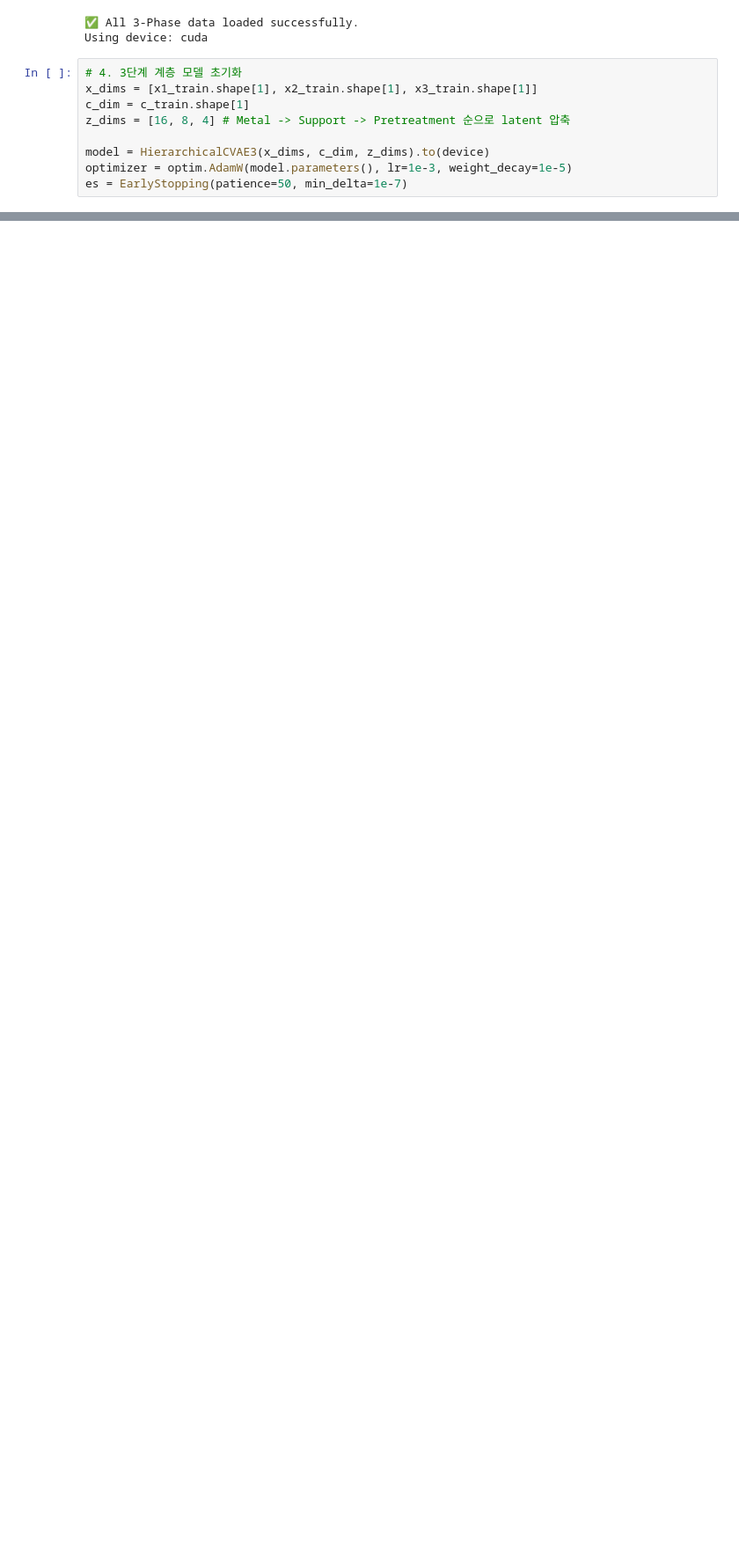
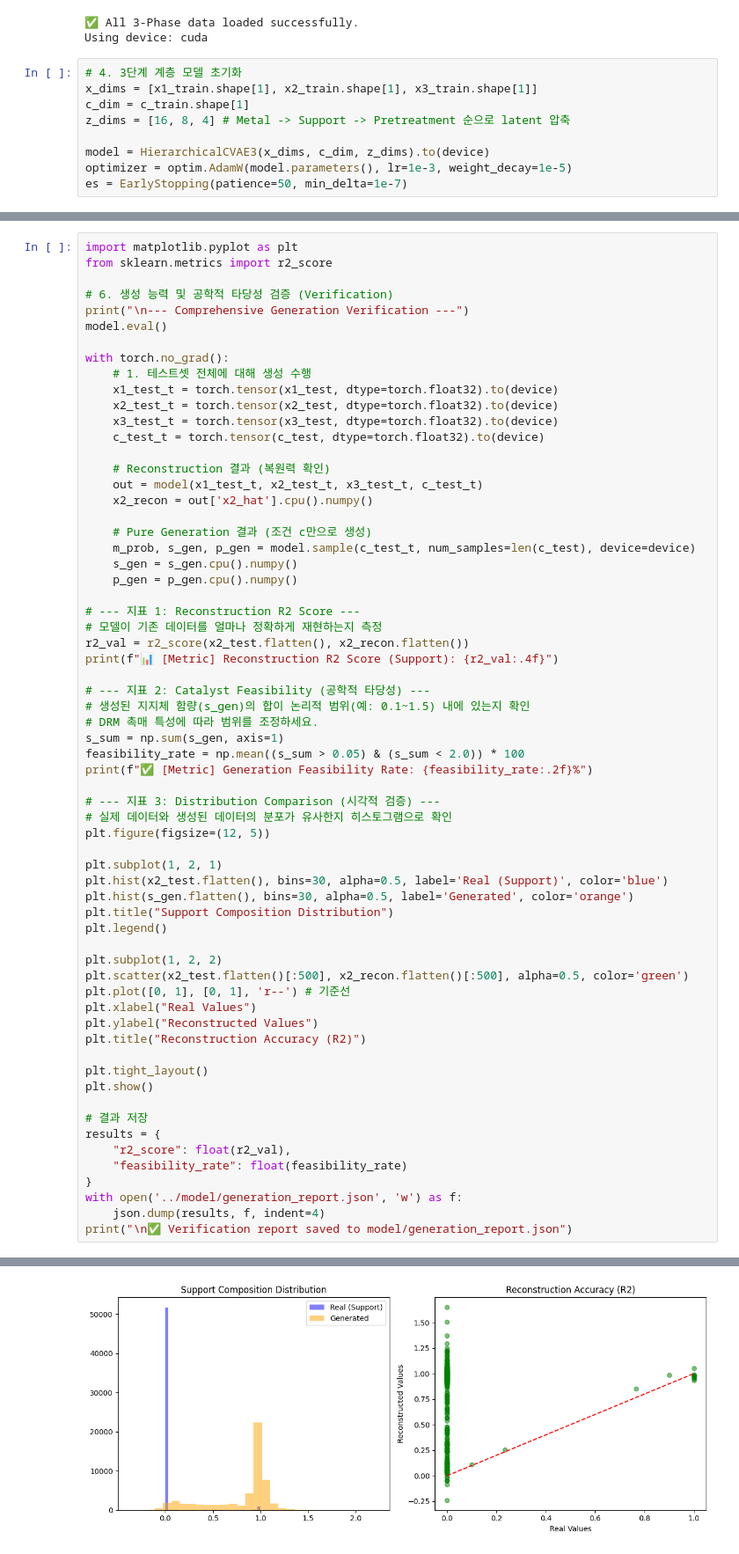
Before and after one commit to MINGYU-1/model_case1, a Jupyter notebook: multilayer_epoch/mmulti_3phase.ipynb, the cells around one changed output, grey strips where cells are left out. Shown at 88% size. Drawn from its saved outputs; the diff is of its cells as text; blank space fills up the shorter version.

```diff
--- a/multilayer_epoch/mmulti_3phase.ipynb
+++ b/multilayer_epoch/mmulti_3phase.ipynb
@@ -161,0 +179,65 @@ AttributeError: 'numpy.ndarray' object has no attribute 'to'
+# %%
+import matplotlib.pyplot as plt
+from sklearn.metrics import r2_score
+
+# 6. 생성 능력 및 공학적 타당성 검증 (Verification)
+print("\n--- Comprehensive Generation Verification ---")
+model.eval()
+
+with torch.no_grad():
+    # 1. 테스트셋 전체에 대해 생성 수행
+    x1_test_t = torch.tensor(x1_test, dtype=torch.float32).to(device)
+    x2_test_t = torch.tensor(x2_test, dtype=torch.float32).to(device)
+    x3_test_t = torch.tensor(x3_test, dtype=torch.float32).to(device)
+    c_test_t = torch.tensor(c_test, dtype=torch.float32).to(device)
+
+    # Reconstruction 결과 (복원력 확인)
+    out = model(x1_test_t, x2_test_t, x3_test_t, c_test_t)
+    x2_recon = out['x2_hat'].cpu().numpy()
+
+    # Pure Generation 결과 (조건 c만으로 생성)
+    m_prob, s_gen, p_gen = model.sample(c_test_t, num_samples=len(c_test), device=device)
+    s_gen = s_gen.cpu().numpy()
+    p_gen = p_gen.cpu().numpy()
+
+# --- 지표 1: Reconstruction R2 Score ---
+# 모델이 기존 데이터를 얼마나 정확하게 재현하는지 측정
+r2_val = r2_score(x2_test.flatten(), x2_recon.flatten())
+print(f"📊 [Metric] Reconstruction R2 Score (Support): {r2_val:.4f}")
+
+# --- 지표 2: Catalyst Feasibility (공학적 타당성) ---
+# 생성된 지지체 함량(s_gen)의 합이 논리적 범위(예: 0.1~1.5) 내에 있는지 확인
+# DRM 촉매 특성에 따라 범위를 조정하세요.
+s_sum = np.sum(s_gen, axis=1)
+feasibility_rate = np.mean((s_sum > 0.05) & (s_sum < 2.0)) * 100
+print(f"✅ [Metric] Generation Feasibility Rate: {feasibility_rate:.2f}%")
+
+# --- 지표 3: Distribution Comparison (시각적 검증) ---
+# 실제 데이터와 생성된 데이터의 분포가 유사한지 히스토그램으로 확인
+plt.figure(figsize=(12, 5))
+
+plt.subplot(1, 2, 1)
+plt.hist(x2_test.flatten(), bins=30, alpha=0.5, label='Real (Support)', color='blue')
+plt.hist(s_gen.flatten(), bins=30, alpha=0.5, label='Generated', color='orange')
+plt.title("Support Composition Distribution")
+plt.legend()
+
+plt.subplot(1, 2, 2)
+plt.scatter(x2_test.flatten()[:500], x2_recon.flatten()[:500], alpha=0.5, color='green')
+plt.plot([0, 1], [0, 1], 'r--') # 기준선
+plt.xlabel("Real Values")
+plt.ylabel("Reconstructed Values")
+plt.title("Reconstruction Accuracy (R2)")
+
+plt.tight_layout()
+plt.show()
+
+# 결과 저장
+results = {
+    "r2_score": float(r2_val),
+    "feasibility_rate": float(feasibility_rate)
+}
+with open('../model/generation_report.json', 'w') as f:
+    json.dump(results, f, indent=4)
+print("\n✅ Verification report saved to model/generation_report.json")
+# %% [output]
@@ -161,0 +247 @@ AttributeError: 'numpy.ndarray' object has no attribute 'to'
+[figure, added]
```
Also changed, not shown: parts of 3 cells of this notebook.
